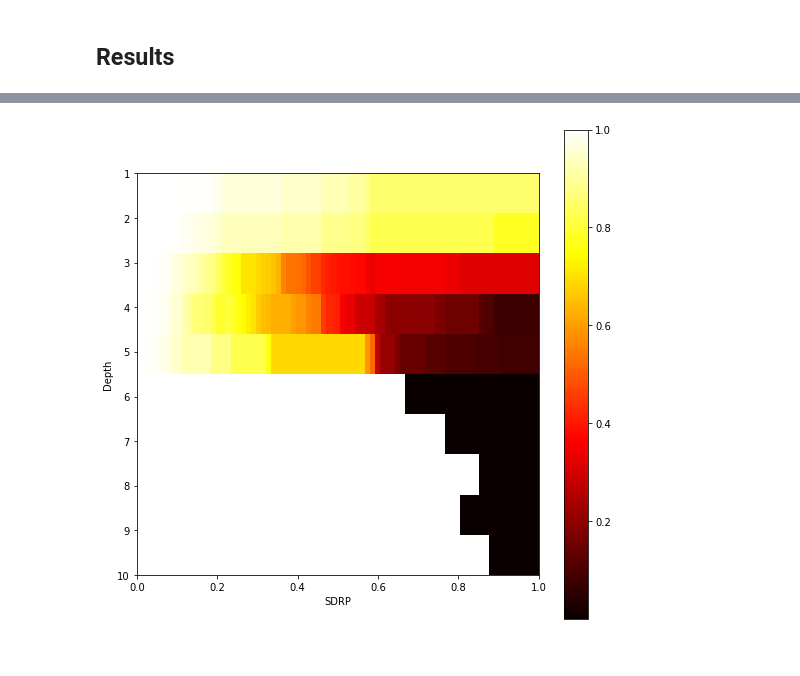
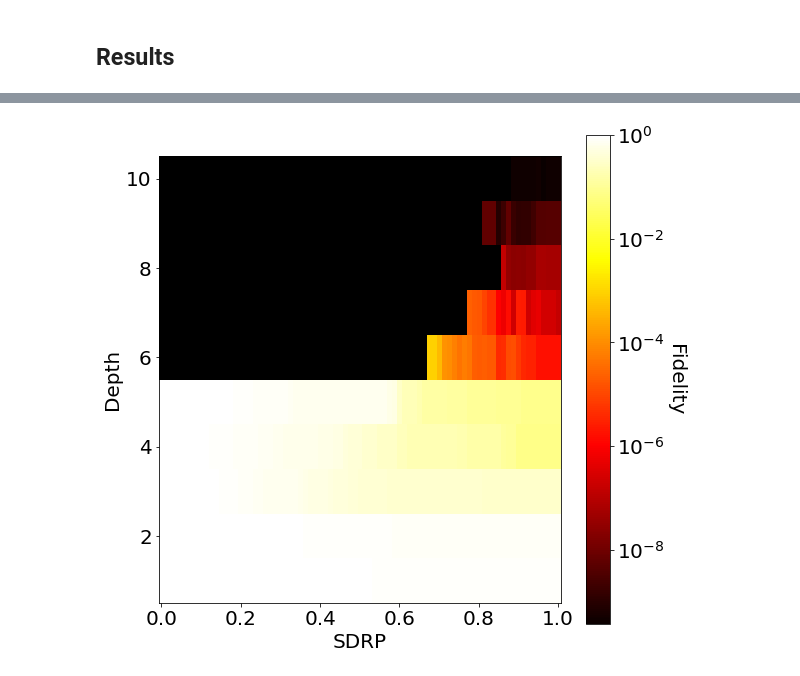
Before and after one commit to unitaryfund/research, a Jupyter notebook: qrack-report/plots/Fidelity heat maps.ipynb, the cells around one changed output, grey strips where cells are left out. Saved outputs shown, nothing was run; the diff lists cells and outputs as text; code cells hidden in the pictures.

```diff
--- a/qrack-report/plots/Fidelity heat maps.ipynb
+++ b/qrack-report/plots/Fidelity heat maps.ipynb
@@ -37,16 +41,19 @@ heatmap_data = grouped.pivot('depth', 'sdrp', 'fidelity')
 # %%
 fig, ax = plt.subplots(figsize = (9, 9))
 # plt.title("Fidelity vs. layer depth, 54 qubits, A100 GPU")
+ax.set_facecolor("black")
 plt.xlabel("SDRP")
 plt.ylabel("Depth")
+plt.rc('legend',fontsize=20)
+plt.rcParams.update({'font.size': 20, 'lines.markersize': 12})
 
-left = 0
-right = 1
-bottom = max_depth
-top = 1
+left = -0.00625
+right = 1.00625
+bottom = max_depth + 0.5
+top = 0.5
 extent = [left, right, bottom, top]
 
-plt.colorbar(plt.imshow(heatmap_data, cmap='hot', interpolation='nearest', extent=extent, aspect=1/(max_depth - 1)))
-
-fig.savefig('heat_map_fidelity_36.png', dpi=100)
+c = plt.colorbar(plt.imshow(heatmap_data, cmap='hot', interpolation='nearest', extent=extent, aspect=1.0125/(max_depth - 1), norm=colors.LogNorm()))
+c.set_label('Fidelity', rotation=270, labelpad=20)
+fig.axes[0].invert_yaxis()
 # %% [output]
@@ -59,17 +66,20 @@ heatmap_data = grouped.pivot('depth', 'sdrp', 'fidelity')
 # %%
 fig, ax = plt.subplots(figsize = (9, 9))
 # plt.title("Fidelity vs. layer depth, 54 qubits, A100 GPU")
+ax.set_facecolor("black")
 plt.xlabel("SDRP")
 plt.ylabel("Depth")
+plt.rc('legend',fontsize=20)
+plt.rcParams.update({'font.size': 20, 'lines.markersize': 12})
 
-left = 0
-right = 1
-bottom = max_depth
-top = 1
+left = -0.00625
+right = 1.00625
+bottom = max_depth + 0.5
+top = 0.5
 extent = [left, right, bottom, top]
 
-plt.colorbar(plt.imshow(heatmap_data, cmap='hot', interpolation='nearest', extent=extent, aspect=1/(max_depth - 1)))
-
-fig.savefig('heat_map_fidelity_49.png', dpi=100)
+c = plt.colorbar(plt.imshow(heatmap_data, cmap='hot', interpolation='nearest', extent=extent, aspect=1.0125/(max_depth - 1), norm=colors.LogNorm()))
+c.set_label('Fidelity', rotation=270, labelpad=20)
+fig.axes[0].invert_yaxis()
 # %% [output]
-[figure, old version]
+[figure, new version]
```
Also changed, not shown: parts of 3 cells of this notebook, 2 other files.
